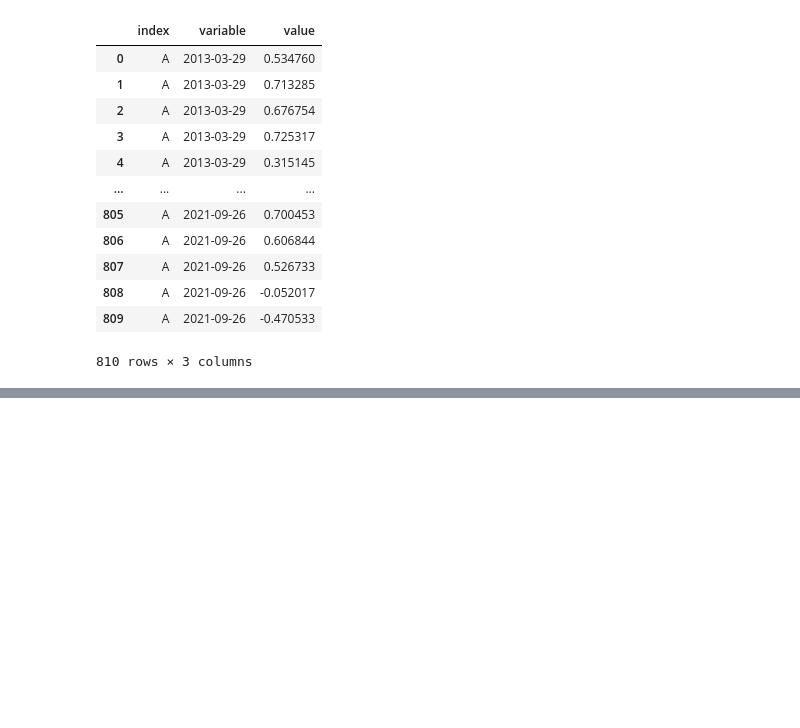
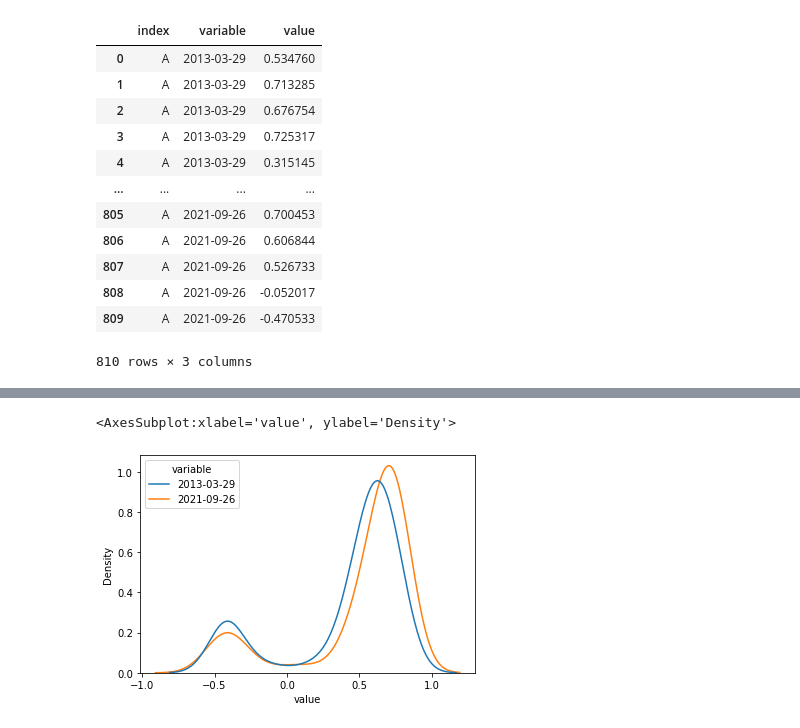
Before and after one commit to kenquix/ndvi-app, a Jupyter notebook: butuan.ipynb, the cells around one changed output, grey strips where cells are left out. Saved outputs shown, nothing was run; the diff lists cells and outputs as text; code cells hidden in the pictures; blank space fills up the shorter version.

```diff
--- a/butuan.ipynb
+++ b/butuan.ipynb
@@ -65,0 +20,5 @@ df = pd.read_json(data.movies.url)
+# %%
+df = pd.read_csv('hist_df.csv')
+temp_df = df.copy()
+temp_df['index'] = 'A'
+hist = pd.melt(temp_df, id_vars=['index'])
@@ -162,0 +163,5 @@ altC
+# %%
+sns.kdeplot(data=hist, x='value', hue='variable')
+# %% [output]
+<AxesSubplot:xlabel='value', ylabel='Density'>
+[figure, added]
```
Also changed, not shown: parts of 39 cells of this notebook, 5 other files.
